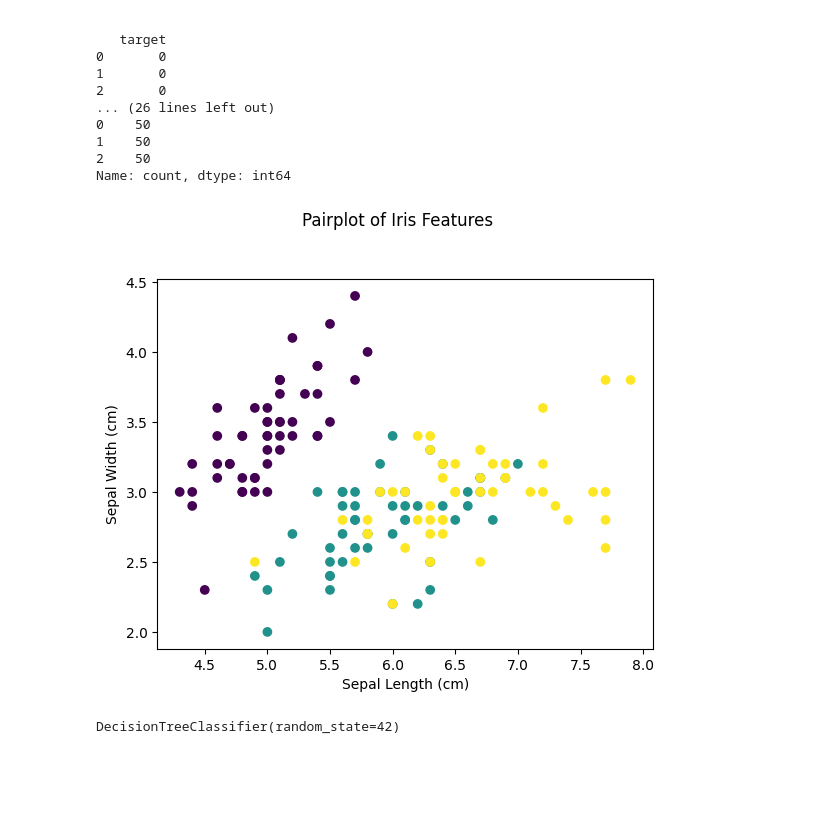
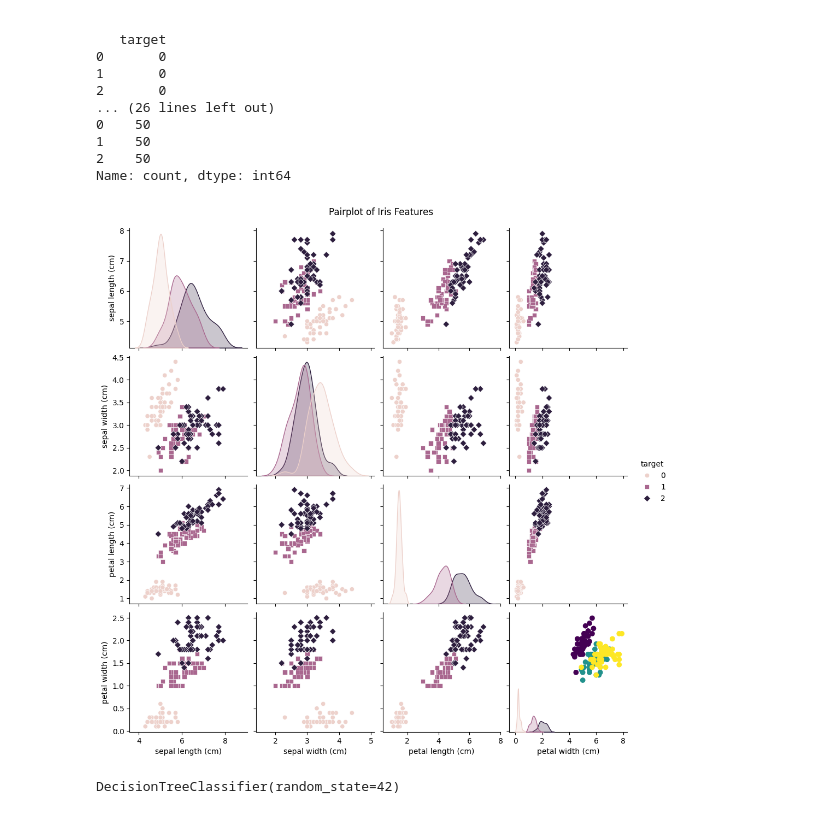
Before and after one commit to GenAfrifa/CMP7239, a Jupyter notebook: Decision_Tree_with_Iris_dataset.ipynb, the cells around one changed output. Saved outputs shown, nothing was run; the diff lists cells and outputs as text; code cells hidden in the pictures; blank space fills up the shorter version.

```diff
--- a/Decision_Tree_with_Iris_dataset.ipynb
+++ b/Decision_Tree_with_Iris_dataset.ipynb
@@ -125,14 +125,14 @@ Dataset Overview:
 Name: count, dtype: int64
 # %%
 # Pairplot for data visualization
-# sns.pairplot(iris_df, hue='target', diag_kind='kde', markers=["o", "s", "D"])   # Try to use pairplot, plt.scatter, and plot feature 1 and feature 2 similar to last session 10
+sns.pairplot(iris_df, hue='target', diag_kind='kde', markers=["o", "s", "D"])   # Try to use pairplot, plt.scatter, and plot feature 1 and feature 2 similar to last session 10
 plt.scatter(x=iris_df['sepal length (cm)'], y=iris_df['sepal width (cm)'], c=iris_df['target'], cmap='viridis')
 plt.xlabel('Sepal Length (cm)')
 plt.ylabel('Sepal Width (cm)')
 plt.suptitle("Pairplot of Iris Features", y=1.02)
 plt.show()
 # %% [output]
-[figure, old version]
+[figure, new version]
 # %%
 # Splitting data for modeling
 X_train, X_test, y_train, y_test = train_test_split(X, y, test_size=0.3, random_state=42)
```
